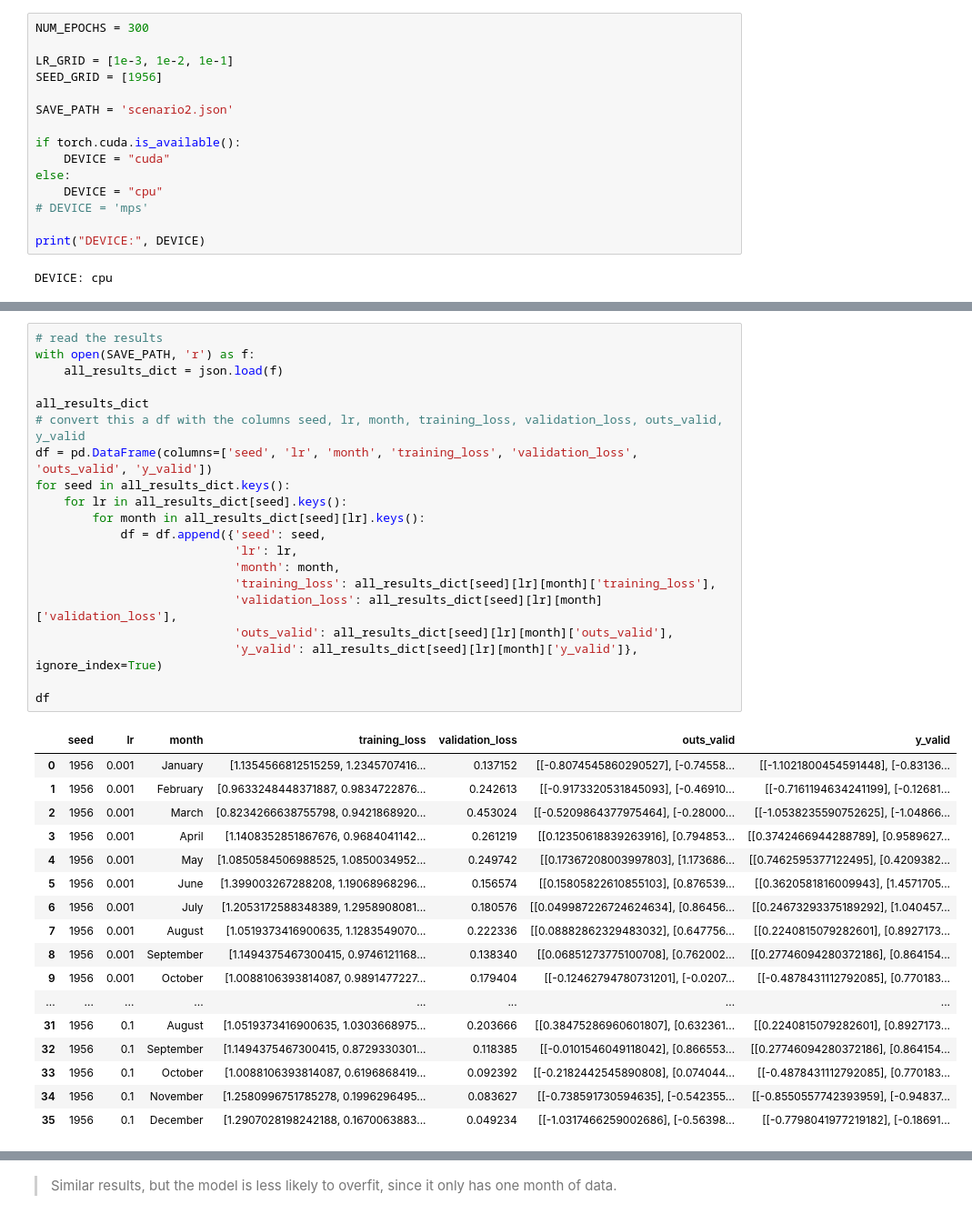
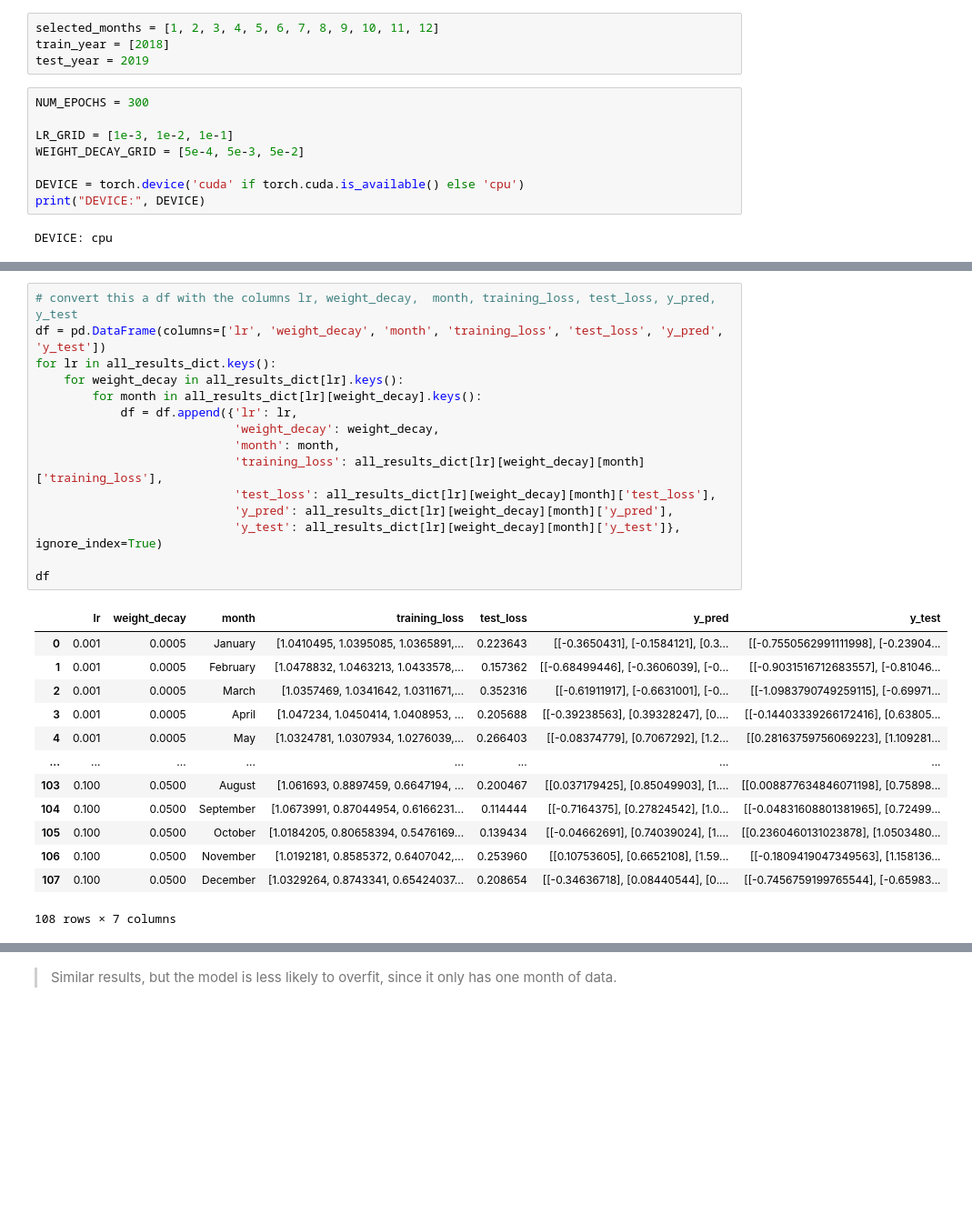
Before and after one commit to TristanCarruzzo/Synthetic_PV_Profiles_FL, a Jupyter notebook: samples/PV_generation/Tristan.ipynb, the cells around one changed output, grey strips where cells are left out. Shown at 91% size. Cells and saved outputs as stored; diff of their text form; blank space fills up the shorter version.

```diff
--- a/samples/PV_generation/Tristan.ipynb
+++ b/samples/PV_generation/Tristan.ipynb
@@ -379,17 +287,14 @@ nbr_values_per_month
+# %%
+selected_months = [1, 2, 3, 4, 5, 6, 7, 8, 9, 10, 11, 12]
+train_year = [2018]
+test_year = 2019
 # %%
 NUM_EPOCHS = 300
 
 LR_GRID = [1e-3, 1e-2, 1e-1]
-SEED_GRID = [1956]
+WEIGHT_DECAY_GRID = [5e-4, 5e-3, 5e-2]
 
-SAVE_PATH = 'scenario2.json'
-
-if torch.cuda.is_available():
-    DEVICE = "cuda"
-else:
-    DEVICE = "cpu"
-# DEVICE = 'mps'
-
+DEVICE = torch.device('cuda' if torch.cuda.is_available() else 'cpu')
 print("DEVICE:", DEVICE)
 # %% [output]
 DEVICE: cpu
@@ -507,39 +423,30 @@ Month: November | Validation Loss: 0.117
 # %%
-# read the results
-with open(SAVE_PATH, 'r') as f:
-    all_results_dict = json.load(f)
-
-all_results_dict
-# convert this a df with the columns seed, lr, month, training_loss, validation_loss, outs_valid, y_valid
-df = pd.DataFrame(columns=['seed', 'lr', 'month', 'training_loss', 'validation_loss', 'outs_valid', 'y_valid'])
-for seed in all_results_dict.keys():
-    for lr in all_results_dict[seed].keys():
-        for month in all_results_dict[seed][lr].keys():
-            df = df.append({'seed': seed,
-                            'lr': lr,
+# convert this a df with the columns lr, weight_decay,  month, training_loss, test_loss, y_pred, y_test
+df = pd.DataFrame(columns=['lr', 'weight_decay', 'month', 'training_loss', 'test_loss', 'y_pred', 'y_test'])
+for lr in all_results_dict.keys():
+    for weight_decay in all_results_dict[lr].keys():
+        for month in all_results_dict[lr][weight_decay].keys():
+            df = df.append({'lr': lr,
+                            'weight_decay': weight_decay,
                             'month': month,
-                            'training_loss': all_results_dict[seed][lr][month]['training_loss'],
-                            'validation_loss': all_results_dict[seed][lr][month]['validation_loss'],
-                            'outs_valid': all_results_dict[seed][lr][month]['outs_valid'],
-                            'y_valid': all_results_dict[seed][lr][month]['y_valid']}, ignore_index=True)
+                            'training_loss': all_results_dict[lr][weight_decay][month]['training_loss'],
+                            'test_loss': all_results_dict[lr][weight_decay][month]['test_loss'],
+                            'y_pred': all_results_dict[lr][weight_decay][month]['y_pred'],
+                            'y_test': all_results_dict[lr][weight_decay][month]['y_test']}, ignore_index=True)
 
 df
 # %% [output]
-|  | seed | lr | month | training_loss | validation_loss | outs_valid | y_valid |
-| 0 | 1956 | 0.001 | January | [1.1354566812515259, 1.2345707416... | 0.137152 | [[-0.8074545860290527], [-0.74558... | [[-1.1021800454591448], [-0.83136... |
-| 1 | 1956 | 0.001 | February | [0.9633248448371887, 0.9834722876... | 0.242613 | [[-0.9173320531845093], [-0.46910... | [[-0.7161194634241199], [-0.12681... |
-| 2 | 1956 | 0.001 | March | [0.8234266638755798, 0.9421868920... | 0.453024 | [[-0.5209864377975464], [-0.28000... | [[-1.0538235590752625], [-1.04866... |
-| 3 | 1956 | 0.001 | April | [1.1408352851867676, 0.9684041142... | 0.261219 | [[0.12350618839263916], [0.794853... | [[0.3742466944288789], [0.9589627... |
-| 4 | 1956 | 0.001 | May | [1.0850584506988525, 1.0850034952... | 0.249742 | [[0.17367208003997803], [1.173686... | [[0.7462595377122495], [0.4209382... |
-| 5 | 1956 | 0.001 | June | [1.399003267288208, 1.19068968296... | 0.156574 | [[0.15805822610855103], [0.876539... | [[0.3620581816009943], [1.4571705... |
-| 6 | 1956 | 0.001 | July | [1.2053172588348389, 1.2958908081... | 0.180576 | [[0.049987226724624634], [0.86456... | [[0.24673293375189292], [1.040457... |
-| 7 | 1956 | 0.001 | August | [1.0519373416900635, 1.1283549070... | 0.222336 | [[0.08882862329483032], [0.647756... | [[0.2240815079282601], [0.8927173... |
-| 8 | 1956 | 0.001 | September | [1.1494375467300415, 0.9746121168... | 0.138340 | [[0.06851273775100708], [0.762002... | [[0.27746094280372186], [0.864154... |
-| 9 | 1956 | 0.001 | October | [1.0088106393814087, 0.9891477227... | 0.179404 | [[-0.12462794780731201], [-0.0207... | [[-0.4878431112792085], [0.770183... |
+|  | lr | weight_decay | month | training_loss | test_loss | y_pred | y_test |
+| 0 | 0.001 | 0.0005 | January | [1.0410495, 1.0395085, 1.0365891,... | 0.223643 | [[-0.3650431], [-0.1584121], [0.3... | [[-0.7550562991111998], [-0.23904... |
+| 1 | 0.001 | 0.0005 | February | [1.0478832, 1.0463213, 1.0433578,... | 0.157362 | [[-0.68499446], [-0.3606039], [-0... | [[-0.9031516712683557], [-0.81046... |
+| 2 | 0.001 | 0.0005 | March | [1.0357469, 1.0341642, 1.0311671,... | 0.352316 | [[-0.61911917], [-0.6631001], [-0... | [[-1.0983790749259115], [-0.69971... |
+| 3 | 0.001 | 0.0005 | April | [1.047234, 1.0450414, 1.0408953, ... | 0.205688 | [[-0.39238563], [0.39328247], [0.... | [[-0.14403339266172416], [0.63805... |
+| 4 | 0.001 | 0.0005 | May | [1.0324781, 1.0307934, 1.0276039,... | 0.266403 | [[-0.08374779], [0.7067292], [1.2... | [[0.28163759756069223], [1.109281... |
 | ... | ... | ... | ... | ... | ... | ... | ... |
-| 31 | 1956 | 0.1 | August | [1.0519373416900635, 1.0303668975... | 0.203666 | [[0.38475286960601807], [0.632361... | [[0.2240815079282601], [0.8927173... |
-| 32 | 1956 | 0.1 | September | [1.1494375467300415, 0.8729330301... | 0.118385 | [[-0.0101546049118042], [0.866553... | [[0.27746094280372186], [0.864154... |
-| 33 | 1956 | 0.1 | October | [1.0088106393814087, 0.6196868419... | 0.092392 | [[-0.2182442545890808], [0.074044... | [[-0.4878431112792085], [0.770183... |
-| 34 | 1956 | 0.1 | November | [1.2580996751785278, 0.1996296495... | 0.083627 | [[-0.738591730594635], [-0.542355... | [[-0.8550557742393959], [-0.94837... |
-| 35 | 1956 | 0.1 | December | [1.2907028198242188, 0.1670063883... | 0.049234 | [[-1.0317466259002686], [-0.56398... | [[-0.7798041977219182], [-0.18691... |
+| 103 | 0.100 | 0.0500 | August | [1.061693, 0.8897459, 0.6647194, ... | 0.200467 | [[0.037179425], [0.85049903], [1.... | [[0.008877634846071198], [0.75898... |
+| 104 | 0.100 | 0.0500 | September | [1.0673991, 0.87044954, 0.6166231... | 0.114444 | [[-0.7164375], [0.27824542], [1.0... | [[-0.04831608801381965], [0.72499... |
+| 105 | 0.100 | 0.0500 | October | [1.0184205, 0.80658394, 0.5476169... | 0.139434 | [[-0.04662691], [0.74039024], [1.... | [[0.2360460131023878], [1.0503480... |
+| 106 | 0.100 | 0.0500 | November | [1.0192181, 0.8585372, 0.6407042,... | 0.253960 | [[0.10753605], [0.6652108], [1.59... | [[-0.1809419047349563], [1.158136... |
+| 107 | 0.100 | 0.0500 | December | [1.0329264, 0.8743341, 0.65424037... | 0.208654 | [[-0.34636718], [0.08440544], [0.... | [[-0.7456759199765544], [-0.65983... |
+108 rows × 7 columns
 # %%
```
Also changed, not shown: parts of 99 cells of this notebook, 5 other files.
